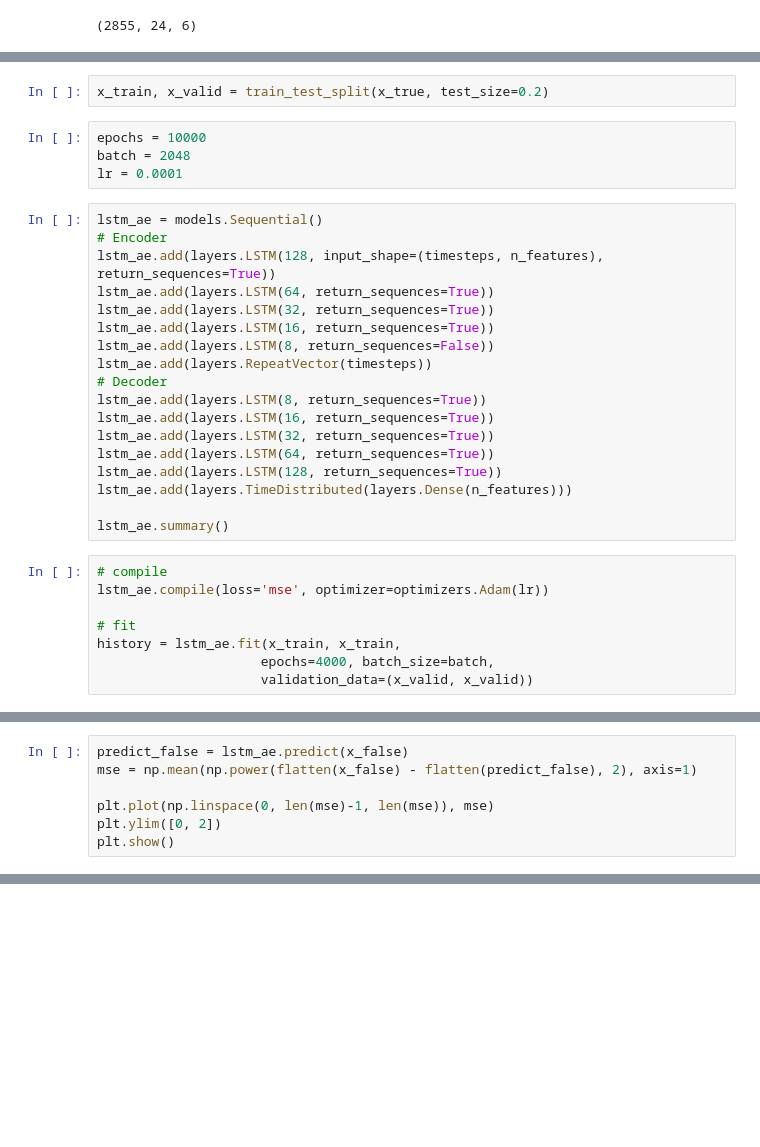
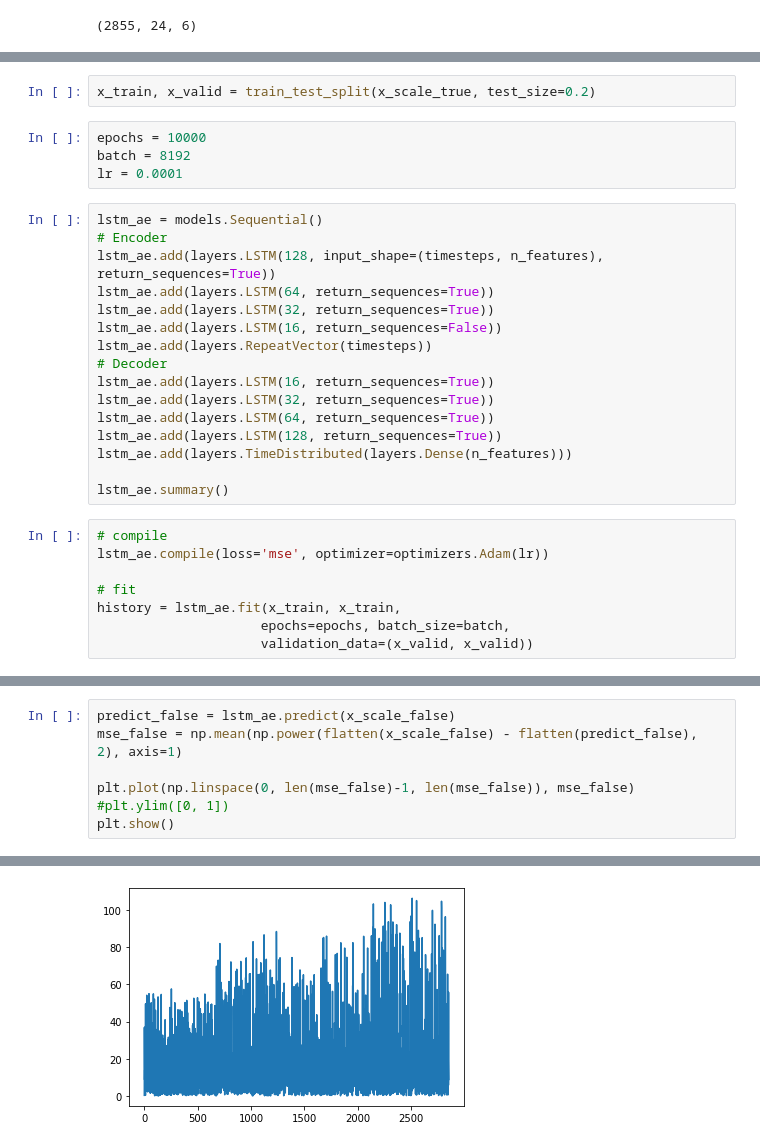
Before and after one commit to woojh3690/LSTMAE, a Jupyter notebook: lstm_ae.ipynb, the cells around one changed output, grey strips where cells are left out. Cells and saved outputs as stored; diff of their text form; blank space fills up the shorter version.

```diff
--- a/lstm_ae.ipynb
+++ b/lstm_ae.ipynb
@@ -122,8 +129,8 @@ x_false = scale(x_false, scaler)
 # %%
-x_train, x_valid = train_test_split(x_true, test_size=0.2)
+x_train, x_valid = train_test_split(x_scale_true, test_size=0.2)
 # %%
 epochs = 10000
-batch = 2048
+batch = 8192
 lr = 0.0001
 # %%
 lstm_ae = models.Sequential()
@@ -131,11 +138,9 @@ lstm_ae = models.Sequential()
 lstm_ae.add(layers.LSTM(128, input_shape=(timesteps, n_features), return_sequences=True))
 lstm_ae.add(layers.LSTM(64, return_sequences=True))
 lstm_ae.add(layers.LSTM(32, return_sequences=True))
-lstm_ae.add(layers.LSTM(16, return_sequences=True))
-lstm_ae.add(layers.LSTM(8, return_sequences=False))
+lstm_ae.add(layers.LSTM(16, return_sequences=False))
 lstm_ae.add(layers.RepeatVector(timesteps))
 # Decoder
-lstm_ae.add(layers.LSTM(8, return_sequences=True))
 lstm_ae.add(layers.LSTM(16, return_sequences=True))
 lstm_ae.add(layers.LSTM(32, return_sequences=True))
 lstm_ae.add(layers.LSTM(64, return_sequences=True))
@@ -149,5 +154,5 @@ lstm_ae.compile(loss='mse', optimizer=optimizers.Adam(lr))
 
 # fit
 history = lstm_ae.fit(x_train, x_train,
-                     epochs=4000, batch_size=batch,
+                     epochs=epochs, batch_size=batch,
                      validation_data=(x_valid, x_valid))
@@ -160,7 +187,8 @@ plt.show()
 # %%
-predict_false = lstm_ae.predict(x_false)
-mse = np.mean(np.power(flatten(x_false) - flatten(predict_false), 2), axis=1)
+predict_false = lstm_ae.predict(x_scale_false)
+mse_false = np.mean(np.power(flatten(x_scale_false) - flatten(predict_false), 2), axis=1)
 
-plt.plot(np.linspace(0, len(mse)-1, len(mse)), mse)
-plt.ylim([0, 2])
+plt.plot(np.linspace(0, len(mse_false)-1, len(mse_false)), mse_false)
+#plt.ylim([0, 1])
 plt.show()
+# %% [output]
@@ -167 +196,2 @@ plt.show()
+[figure, added]
 # %%
```
Also changed, not shown: parts of 14 cells of this notebook.
